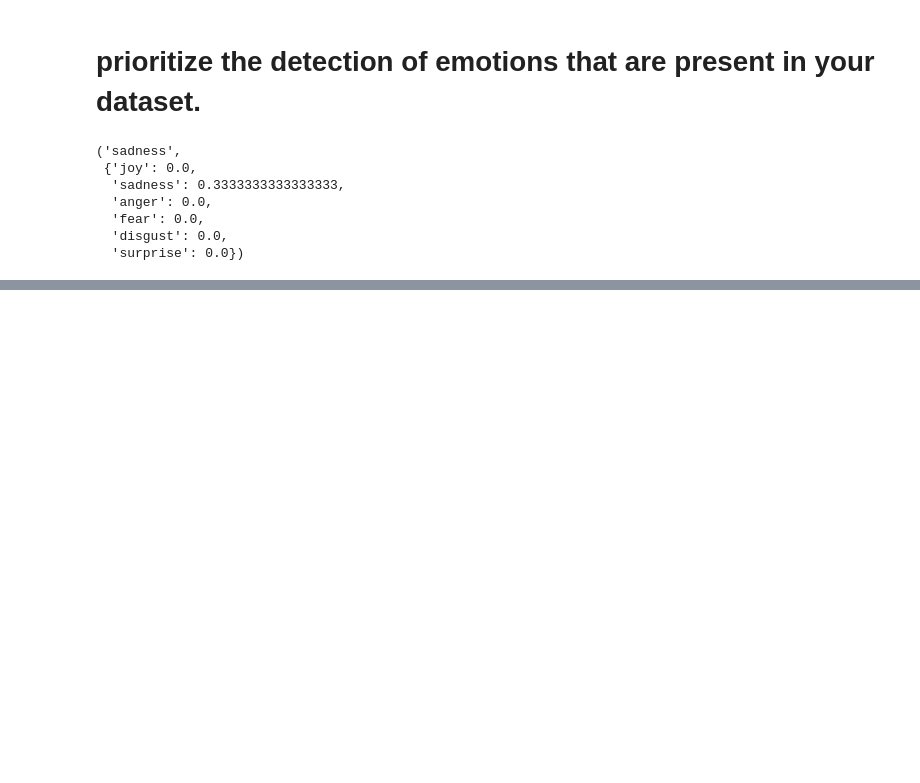
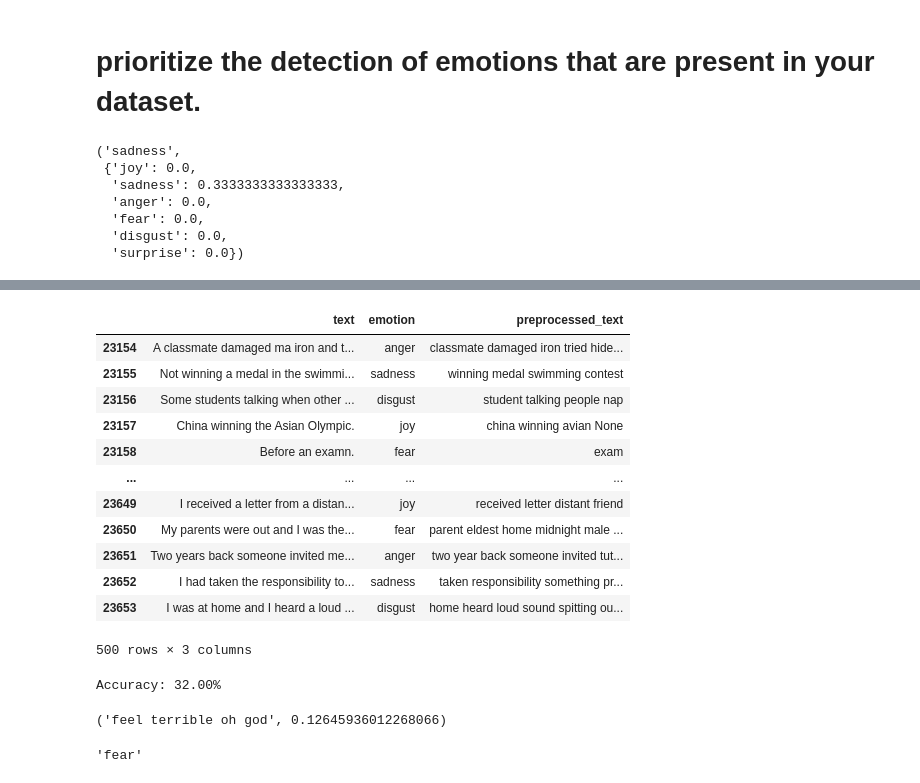
Before and after one commit to notsocertain/Emotion-Detection-Text, a Jupyter notebook: removing-emotions-not-present-in-NRCLex.ipynb, the cells around one changed output, grey strips where cells are left out. Cells and saved outputs as stored; diff of their text form; code cells hidden in the pictures; blank space fills up the shorter version.

Commit message:
preprocessing complete

```diff
--- a/removing-emotions-not-present-in-NRCLex.ipynb
+++ b/removing-emotions-not-present-in-NRCLex.ipynb
@@ -243,0 +406,5 @@ classified_emotion
+# %%
+import pandas as pd
+
+# Assuming df is your DataFrame and it has a column named 'text'
+df['preprocessed_text'] = df['text'].apply(preprocess_text)
@@ -243,0 +420,2 @@ classified_emotion
+# %%
+df = df[["preprocessed_text", "emotion"]]
@@ -243,0 +431,2 @@ classified_emotion
+# %%
+df = df.head(100)
@@ -243,0 +605,39 @@ classified_emotion
+# %%
+# Assuming 'df' is your DataFrame and it has a column named 'text'
+
+# Apply the nlp function to preprocess texts in the 'text' column
+df['preprocessed_text'] = df['text'].apply(nlp)
+
+# Now, 'df' has a new column 'preprocessed_text' with the preprocessed text data
+# %%
+df
+# %% [output]
+|  | text | emotion | preprocessed_text |
+| 23154 | A classmate damaged ma iron and t... | anger | classmate damaged iron tried hide... |
+| 23155 | Not winning a medal in the swimmi... | sadness | winning medal swimming contest |
+| 23156 | Some students talking when other ... | disgust | student talking people nap |
+| 23157 | China winning the Asian Olympic. | joy | china winning avian None |
+| 23158 | Before an examn. | fear | exam |
+| ... | ... | ... | ... |
+| 23649 | I received a letter from a distan... | joy | received letter distant friend |
+| 23650 | My parents were out and I was the... | fear | parent eldest home midnight male ... |
+| 23651 | Two years back someone invited me... | anger | two year back someone invited tut... |
+| 23652 | I had taken the responsibility to... | sadness | taken responsibility something pr... |
+| 23653 | I was at home and I heard a loud ... | disgust | home heard loud sound spitting ou... |
+500 rows × 3 columns
+# %%
+import pandas as pd
+from nrclex import NRCLex
+
+# Assuming df is your DataFrame and it has columns named 'text' and 'emotion'
+# Select the top 2000 rows for analysis
+
+# Step 2: Classify emotions
+df['classified_emotion'] = df['preprocessed_text'].apply(classify_emotions_prioritized)
+
+# Step 3: Calculate accuracy
+accuracy = (df['classified_emotion'] == df['emotion']).mean()
+
+print(f"Accuracy: {accuracy * 100:.2f}%")
+# %% [output]
+Accuracy: 32.00%
@@ -243,0 +671,21 @@ classified_emotion
+# %%
+text ='i feel terrible for him but omg'
+# Measure the start time
+start_time = time.time()
+
+# Apply the nlp function
+preprocessed = nlp(text)
+
+# Measure the end time
+end_time = time.time()
+
+# Calculate processing time
+processing_time = end_time - start_time
+
+preprocessed,processing_time
+# %% [output]
+('feel terrible oh god', 0.12645936012268066)
+# %%
+classify_emotions_prioritized(preprocessed)
+# %% [output]
+'fear'
```
Also changed, not shown: parts of 30 cells of this notebook, 2 other files.
